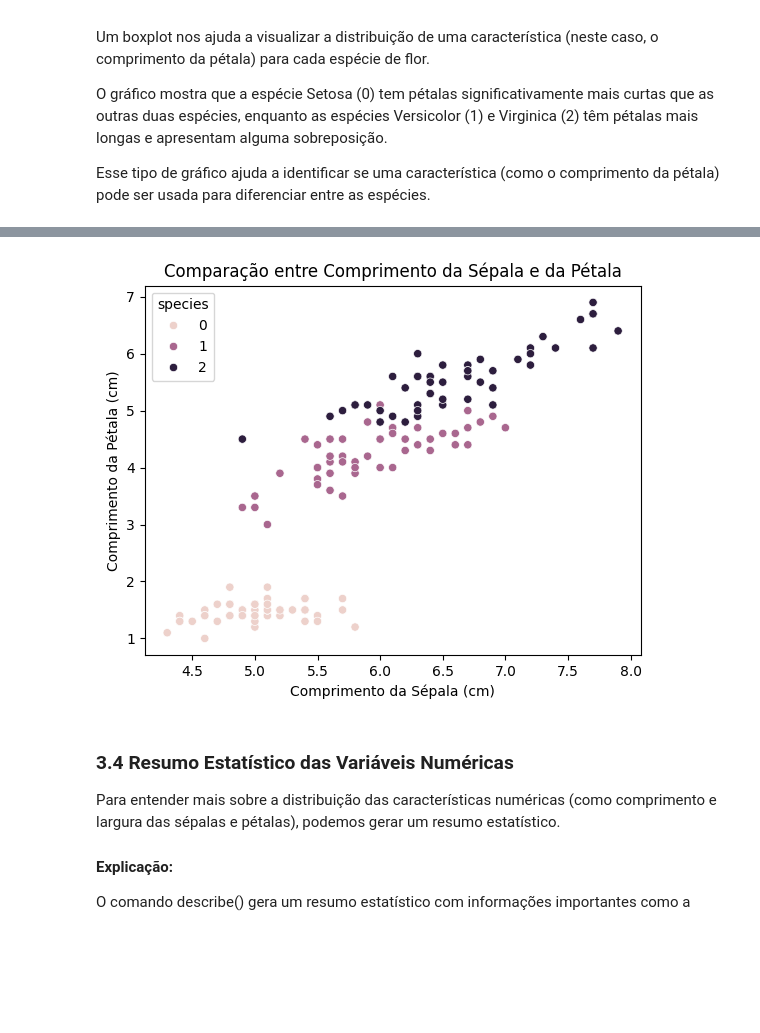
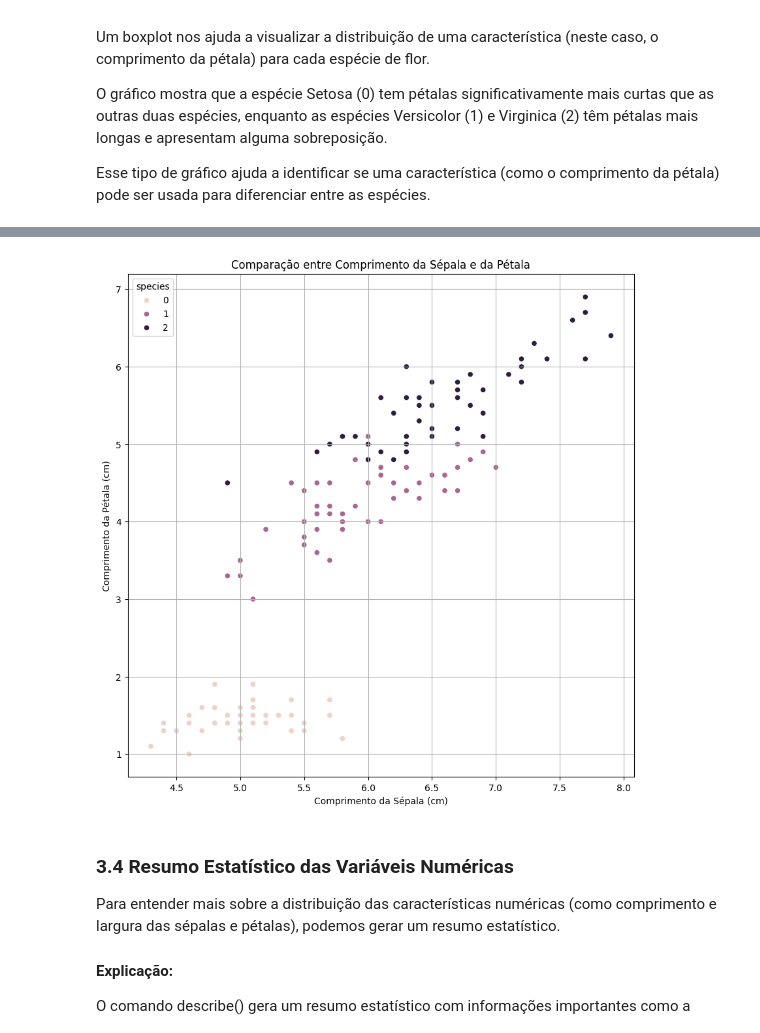
Before and after one commit to Hericson/Ciencia-de-Dados-Capacita-Brasil, a Jupyter notebook: Aula01-Desvendando Ciência de Dados e Inteligência Artificial.ipynb, the cells around one changed output, grey strips where cells are left out. Cells and saved outputs as stored; diff of their text form; code cells hidden in the pictures; blank space fills up the shorter version.

```diff
--- a/Aula01-Desvendando Ciência de Dados e Inteligência Artificial.ipynb
+++ b/Aula01-Desvendando Ciência de Dados e Inteligência Artificial.ipynb
@@ -133,13 +149,16 @@ As cores diferentes no gráfico representam as três espécies de flores. Podemo
 Isso indica que essas duas características (sépalas e pétalas) podem ser úteis para distinguir as espécies.
 # %%
 # Scatterplot para comparar comprimento da sépala e da pétala
+#0 = Setosa, 1 = Versicolor, 2 = Virginica)
+plt.figure(figsize=(10,10))
 sns.scatterplot(x='sepal length (cm)', y='petal length (cm)', hue='species', data=dados)
 plt.title("Comparação entre Comprimento da Sépala e da Pétala")
 plt.xlabel("Comprimento da Sépala (cm)")
 plt.ylabel("Comprimento da Pétala (cm)")
+plt.grid(True)
 plt.show()
 # %% [output]
-[figure, old version]
+[figure, new version]
 # %% [markdown]
 ### 3.4 Resumo Estatístico das Variáveis Numéricas
 Para entender mais sobre a distribuição das características numéricas (como comprimento e largura das sépalas e pétalas), podemos gerar um resumo estatístico.
```
Also changed, not shown: parts of 15 cells of this notebook, 4 other files.
